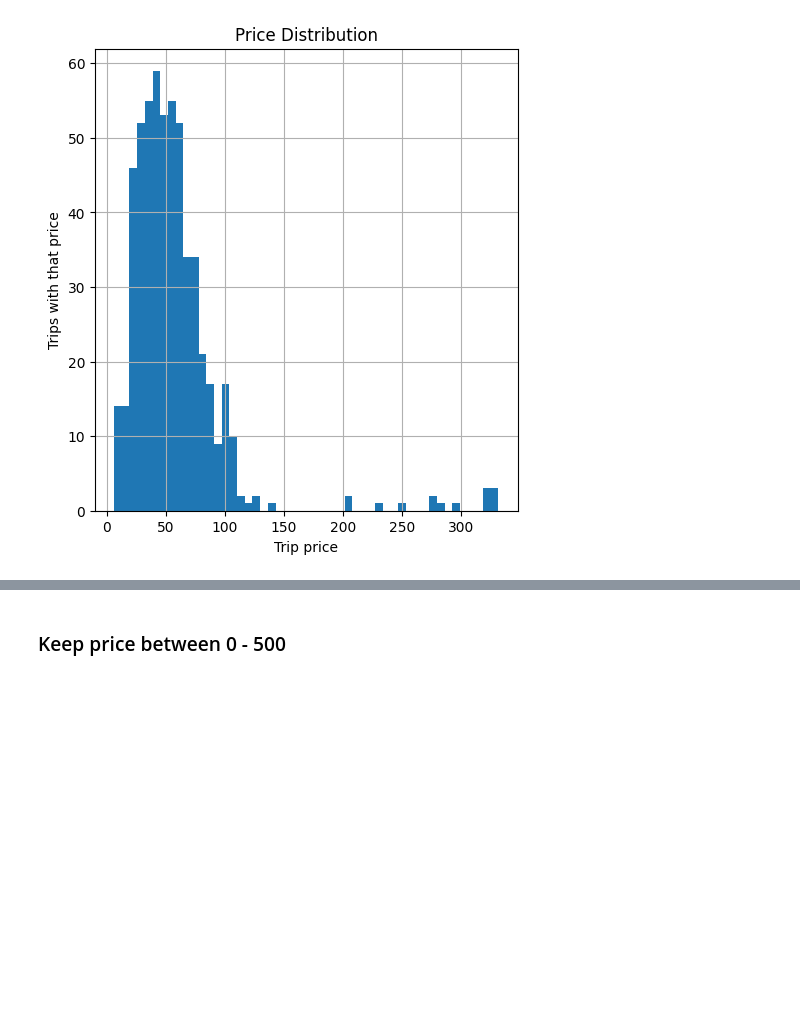
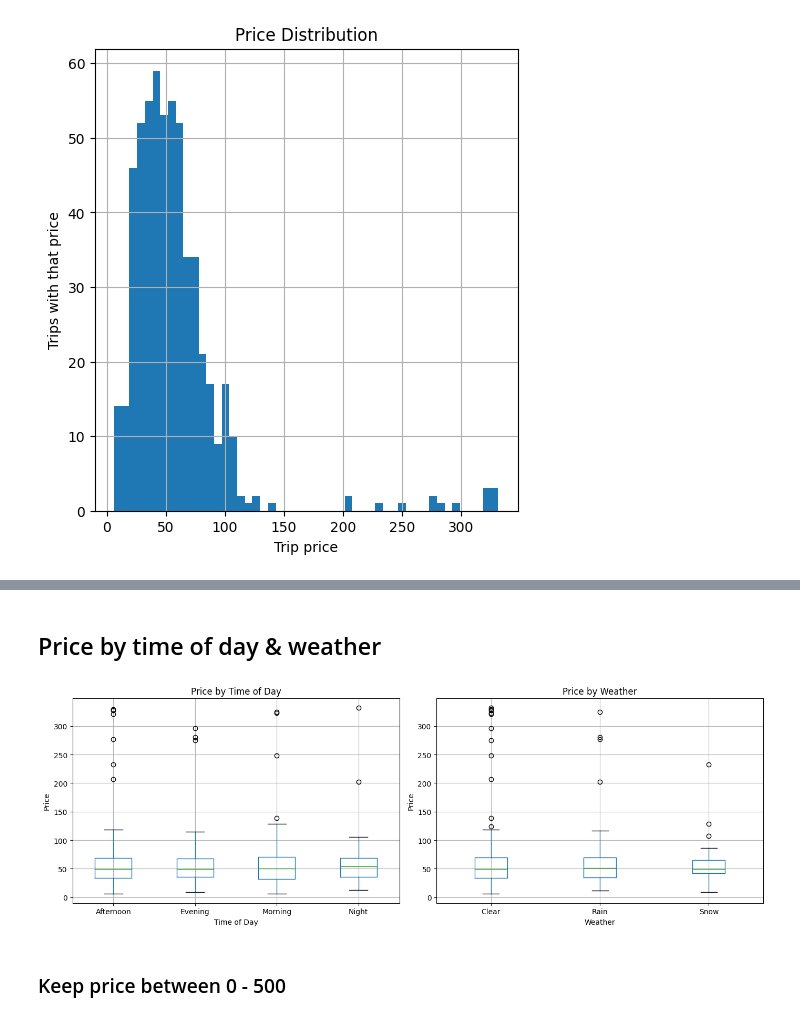
Before and after one commit to LeoLindqvist123/taxi_prediction_fullstack_Leo_Lindqvist, a Jupyter notebook: src/taxipred/model_development/eda.ipynb, the cells around one changed output, grey strips where cells are left out. Saved outputs shown, nothing was run; the diff lists cells and outputs as text; code cells hidden in the pictures; blank space fills up the shorter version.

```diff
--- a/src/taxipred/model_development/eda.ipynb
+++ b/src/taxipred/model_development/eda.ipynb
@@ -193,3 +223,23 @@ plt.show()
+# %% [markdown]
+##  Price by time of day & weather
+# %%
+fig, axes = plt.subplots(1, 2, figsize=(14, 5))
+
+df_clean.boxplot(column='Trip_Price', by='Time_of_Day', ax=axes[0])
+axes[0].set_title('Price by Time of Day')
+axes[0].set_xlabel('Time of Day')
+axes[0].set_ylabel('Price')
+
+df_clean.boxplot(column='Trip_Price', by='Weather', ax=axes[1])
+axes[1].set_title('Price by Weather')
+axes[1].set_xlabel('Weather')
+axes[1].set_ylabel('Price')
+
+plt.suptitle('')
+plt.tight_layout()
+plt.show()
+# %% [output]
+[figure, added]
 # %% [markdown]
 ### Keep price between 0 - 500
 # %%
```
Also changed, not shown: parts of 7 cells of this notebook.
